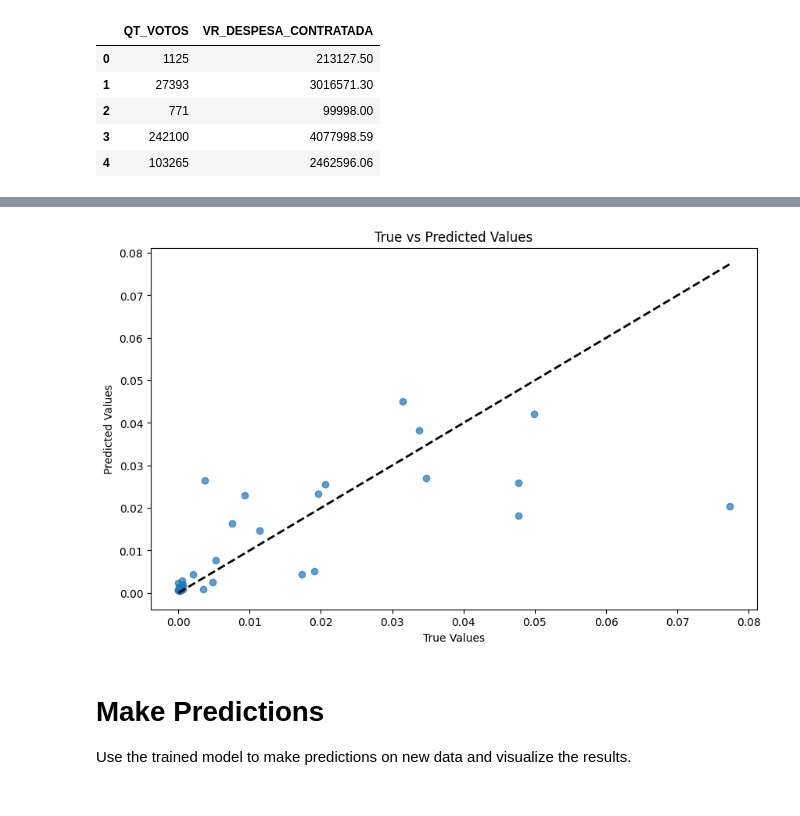
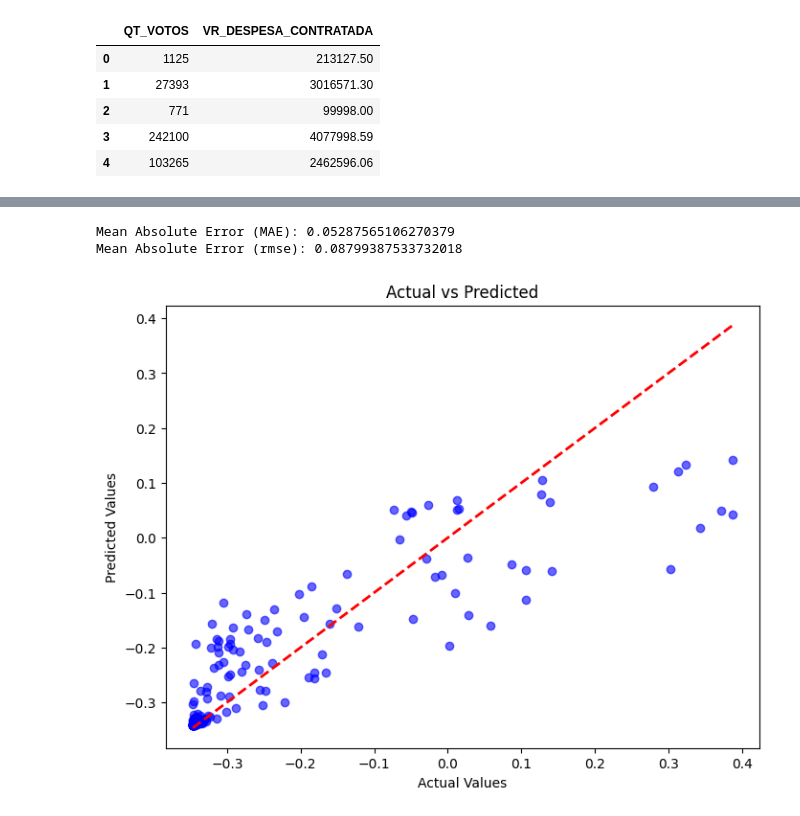
Before and after one commit to AndreiRech/Election, a Jupyter notebook: Modelo.ipynb, the cells around one changed output, grey strips where cells are left out. Cells and saved outputs as stored; diff of their text form; code cells hidden in the pictures.

Commit message:
finalizando modelo

```diff
--- a/Modelo.ipynb
+++ b/Modelo.ipynb
@@ -28,5 +29,5 @@ df.head()
 # %%
-scaler = MinMaxScaler()
+scaler = StandardScaler()
 df[['VR_DESPESA_CONTRATADA', 'QT_VOTOS']] = scaler.fit_transform(df[['VR_DESPESA_CONTRATADA', 'QT_VOTOS']])
 
 df.head()
@@ -106,0 +62,27 @@ Validaremos o modelos utilizando as medidas padrões.
+# %%
+linear_model = LinearRegression()
+rf_model = RandomForestRegressor(random_state=42, n_estimators=100)
+
+ensemble_model = VotingRegressor(estimators=[
+    ('lr', linear_model),
+    ('rf', rf_model)
+])
+
+kf = KFold(n_splits=5, shuffle=True, random_state=42)
+
+cv_scores = cross_val_score(ensemble_model, X, y, cv=kf, scoring='neg_mean_squared_error')
+cv_rmse = np.sqrt(-cv_scores)
+
+cv_mae = cross_val_score(ensemble_model, X, y, cv=kf, scoring='neg_mean_absolute_error')
+cv_mae = -cv_mae
+
+print(f"Cross Validation RMSE Scores: {cv_scores}")
+print(f"Mean Cross Validation RMSE: {cv_scores.mean()}")
+print(f"Standard Deviation of Cross Validation RMSE: {cv_scores.std()}")
+
+print(f"\nCross Validation MAE Scores: {cv_mae}")
+print(f"Mean Cross Validation MAE: {cv_mae.mean()}")
+print(f"Standard Deviation of Cross Validation MAE: {cv_mae.std()}")
+
+ensemble_model.fit(X, y)
+y_pred = ensemble_model.predict(X)
@@ -107,13 +101,20 @@ Validaremos o modelos utilizando as medidas padrões.
+# %%
+mae = mean_absolute_error(y, y_pred)
+print(f"Mean Absolute Error (MAE): {mae}")
+
+rmse = mean_squared_error(y, y_pred)
+rmse = np.sqrt(rmse)
+print(f"Mean Absolute Error (rmse): {rmse}")
+# %% [output]
+Mean Absolute Error (MAE): 0.05287565106270379
+Mean Absolute Error (rmse): 0.08799387533732018
 # %%
-plt.figure(figsize=(10, 6))
-plt.scatter(y_test, y_test_pred, alpha=0.7)
-plt.xlabel('True Values')
+plt.figure(figsize=(8, 6))
+plt.scatter(y, y_pred, alpha=0.6, color='b')
+plt.plot([y.min(), y.max()], [y.min(), y.max()], '--r', linewidth=2)
+plt.xlabel('Actual Values')
 plt.ylabel('Predicted Values')
-plt.title('True vs Predicted Values')
-plt.plot([y_test.min(), y_test.max()], [y_test.min(), y_test.max()], 'k--', lw=2)
+plt.title('Actual vs Predicted')
 plt.show()
 # %% [output]
-[figure, old version]
+[figure, new version]
-# %% [markdown]
-# Make Predictions
-Use the trained model to make predictions on new data and visualize the results.
```
Also changed, not shown: parts of 20 cells of this notebook.
